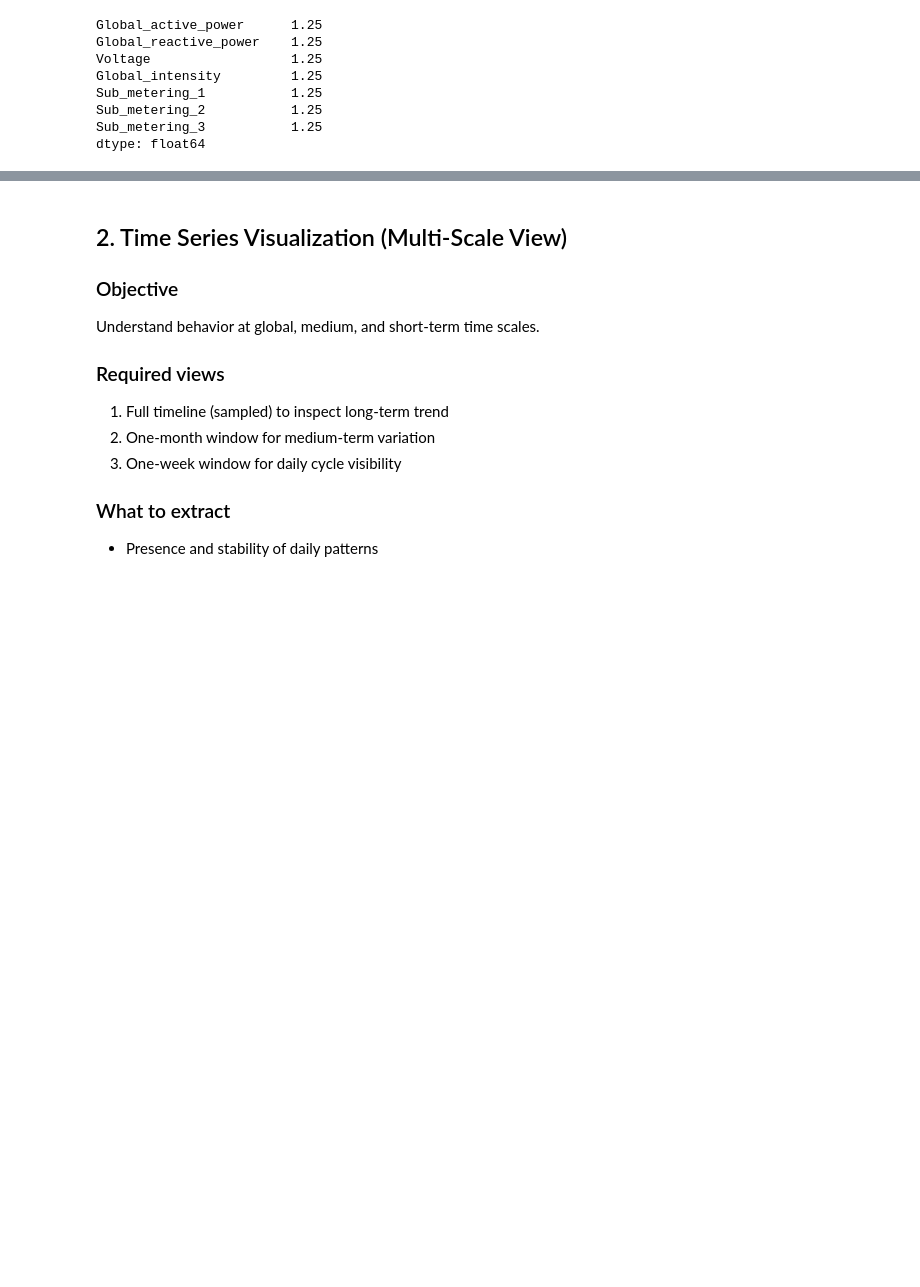
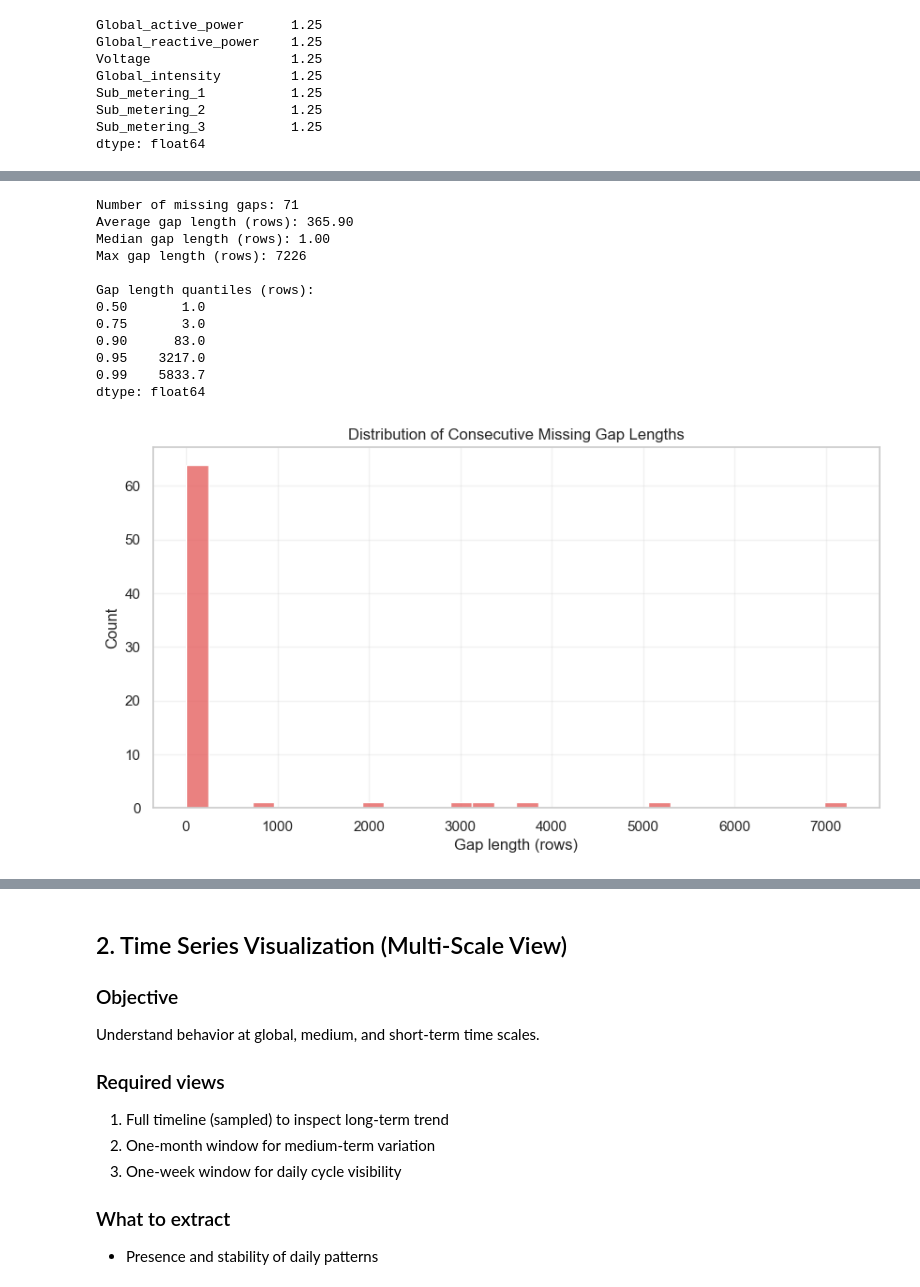
Before and after one commit to cesardushime/energy-forecasting, a Jupyter notebook: notebooks/EDA.ipynb, the cells around one changed output, grey strips where cells are left out. Drawn from its saved outputs; the diff is of its cells as text; code cells hidden in the pictures; blank space fills up the shorter version.

```diff
--- a/notebooks/EDA.ipynb
+++ b/notebooks/EDA.ipynb
@@ -78,0 +198,41 @@ dtype: float64
+# %%
+# Gap-length diagnostics: are missings isolated points or outage-like blocks?
+missing_any = data.isna().any(axis=1)
+
+# Identify consecutive True segments in missing indicator.
+groups = (missing_any != missing_any.shift(fill_value=False)).cumsum()
+gap_lengths = missing_any.groupby(groups).sum()
+gap_lengths = gap_lengths[gap_lengths > 0]
+
+if len(gap_lengths) == 0:
+    print("No missing gaps found.")
+else:
+    print(f"Number of missing gaps: {len(gap_lengths):,}")
+    print(f"Average gap length (rows): {gap_lengths.mean():.2f}")
+    print(f"Median gap length (rows): {gap_lengths.median():.2f}")
+    print(f"Max gap length (rows): {int(gap_lengths.max())}")
+
+    print("\nGap length quantiles (rows):")
+    print(gap_lengths.quantile([0.5, 0.75, 0.9, 0.95, 0.99]).round(2))
+
+    plt.figure(figsize=(10, 5))
+    sns.histplot(gap_lengths, bins=30, kde=False, color="#E45756")
+    plt.title("Distribution of Consecutive Missing Gap Lengths")
+    plt.xlabel("Gap length (rows)")
+    plt.ylabel("Count")
+    plt.grid(alpha=0.25)
+    plt.show()
+# %% [output]
+Number of missing gaps: 71
+Average gap length (rows): 365.90
+Median gap length (rows): 1.00
+Max gap length (rows): 7226
+
+Gap length quantiles (rows):
+0.50       1.0
+0.75       3.0
+0.90      83.0
+0.95    3217.0
+0.99    5833.7
+dtype: float64
+[figure, added]
```
Also changed, not shown: parts of 21 cells of this notebook, 3 other files.
